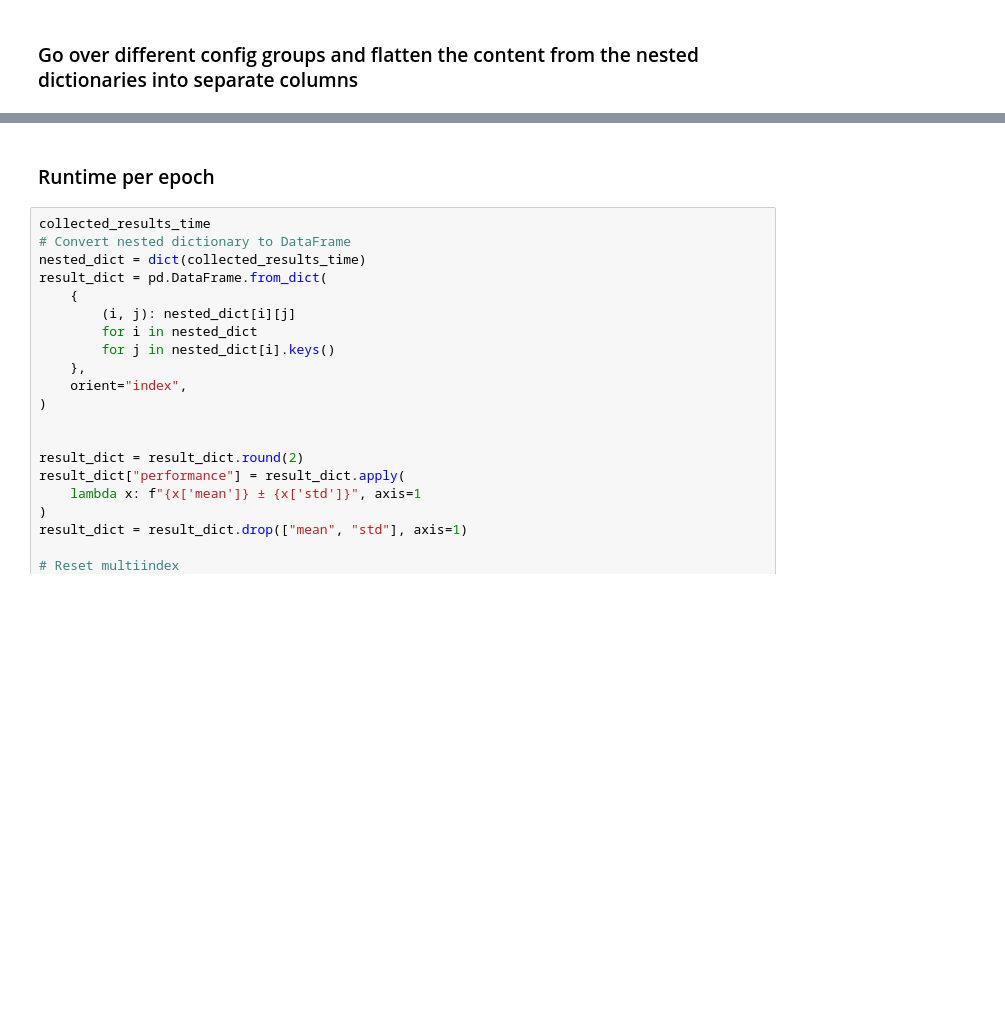
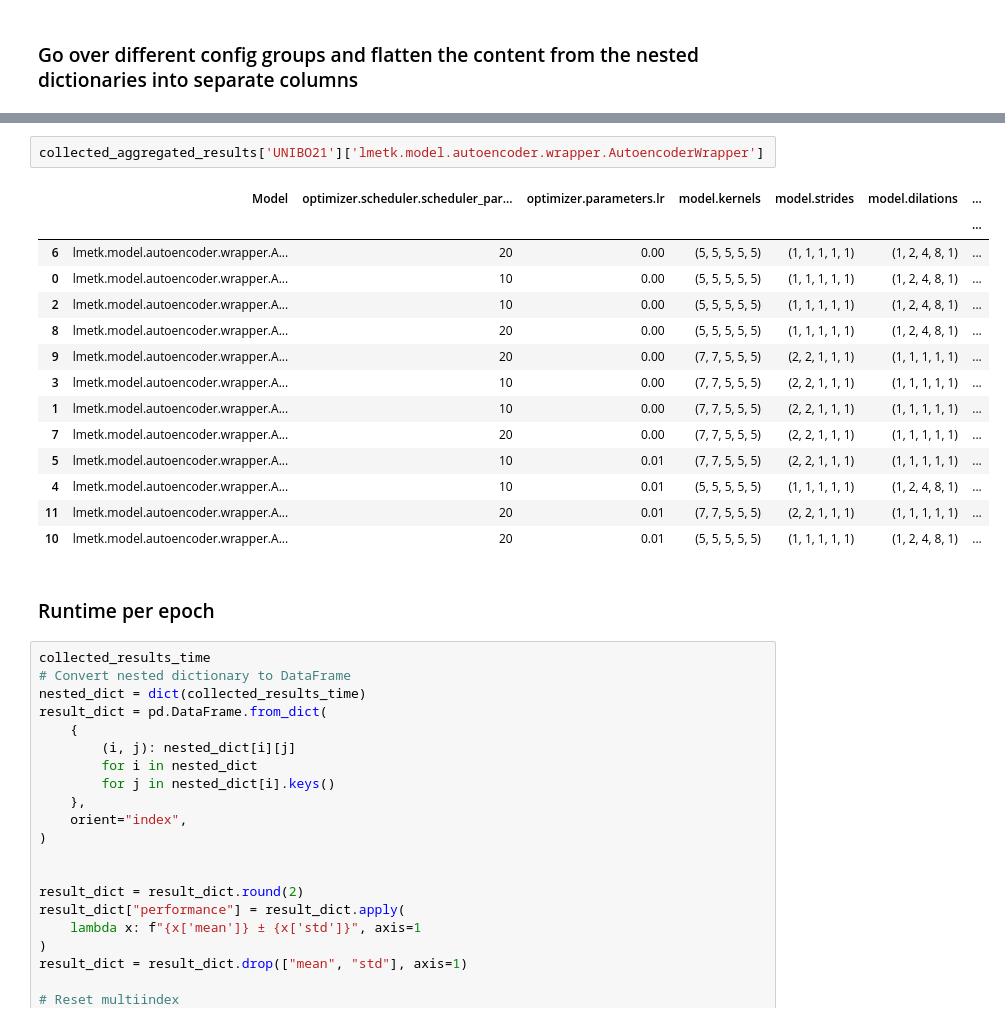
Before and after one commit to EPFL-IMOS/picid, a Jupyter notebook: lmetk_report/extract_time.ipynb, the cells around one changed output, grey strips where cells are left out. Drawn from its saved outputs; the diff is of its cells as text; blank space fills up the shorter version.

```diff
--- a/lmetk_report/extract_time.ipynb
+++ b/lmetk_report/extract_time.ipynb
@@ -302,3 +626,20 @@ model.backbone.max_hop: [5. 4. 2.]
+# %%
+collected_aggregated_results['UNIBO21']['lmetk.model.autoencoder.wrapper.AutoencoderWrapper']
+# %% [output]
+|  | Model | optimizer.scheduler.scheduler_par... | optimizer.parameters.lr | model.kernels | model.strides | model.dilations | ... |
+|  |  |  |  |  |  |  | ... |
+| 6 | lmetk.model.autoencoder.wrapper.A... | 20 | 0.00 | (5, 5, 5, 5, 5) | (1, 1, 1, 1, 1) | (1, 2, 4, 8, 1) | ... |
+| 0 | lmetk.model.autoencoder.wrapper.A... | 10 | 0.00 | (5, 5, 5, 5, 5) | (1, 1, 1, 1, 1) | (1, 2, 4, 8, 1) | ... |
+| 2 | lmetk.model.autoencoder.wrapper.A... | 10 | 0.00 | (5, 5, 5, 5, 5) | (1, 1, 1, 1, 1) | (1, 2, 4, 8, 1) | ... |
+| 8 | lmetk.model.autoencoder.wrapper.A... | 20 | 0.00 | (5, 5, 5, 5, 5) | (1, 1, 1, 1, 1) | (1, 2, 4, 8, 1) | ... |
+| 9 | lmetk.model.autoencoder.wrapper.A... | 20 | 0.00 | (7, 7, 5, 5, 5) | (2, 2, 1, 1, 1) | (1, 1, 1, 1, 1) | ... |
+| 3 | lmetk.model.autoencoder.wrapper.A... | 10 | 0.00 | (7, 7, 5, 5, 5) | (2, 2, 1, 1, 1) | (1, 1, 1, 1, 1) | ... |
+| 1 | lmetk.model.autoencoder.wrapper.A... | 10 | 0.00 | (7, 7, 5, 5, 5) | (2, 2, 1, 1, 1) | (1, 1, 1, 1, 1) | ... |
+| 7 | lmetk.model.autoencoder.wrapper.A... | 20 | 0.00 | (7, 7, 5, 5, 5) | (2, 2, 1, 1, 1) | (1, 1, 1, 1, 1) | ... |
+| 5 | lmetk.model.autoencoder.wrapper.A... | 10 | 0.01 | (7, 7, 5, 5, 5) | (2, 2, 1, 1, 1) | (1, 1, 1, 1, 1) | ... |
+| 4 | lmetk.model.autoencoder.wrapper.A... | 10 | 0.01 | (5, 5, 5, 5, 5) | (1, 1, 1, 1, 1) | (1, 2, 4, 8, 1) | ... |
+| 11 | lmetk.model.autoencoder.wrapper.A... | 20 | 0.01 | (7, 7, 5, 5, 5) | (2, 2, 1, 1, 1) | (1, 1, 1, 1, 1) | ... |
+| 10 | lmetk.model.autoencoder.wrapper.A... | 20 | 0.01 | (5, 5, 5, 5, 5) | (1, 1, 1, 1, 1) | (1, 2, 4, 8, 1) | ... |
 # %% [markdown]
 ### Runtime per epoch
 # %%
```
Also changed, not shown: parts of 19 cells of this notebook, 2 other files.
